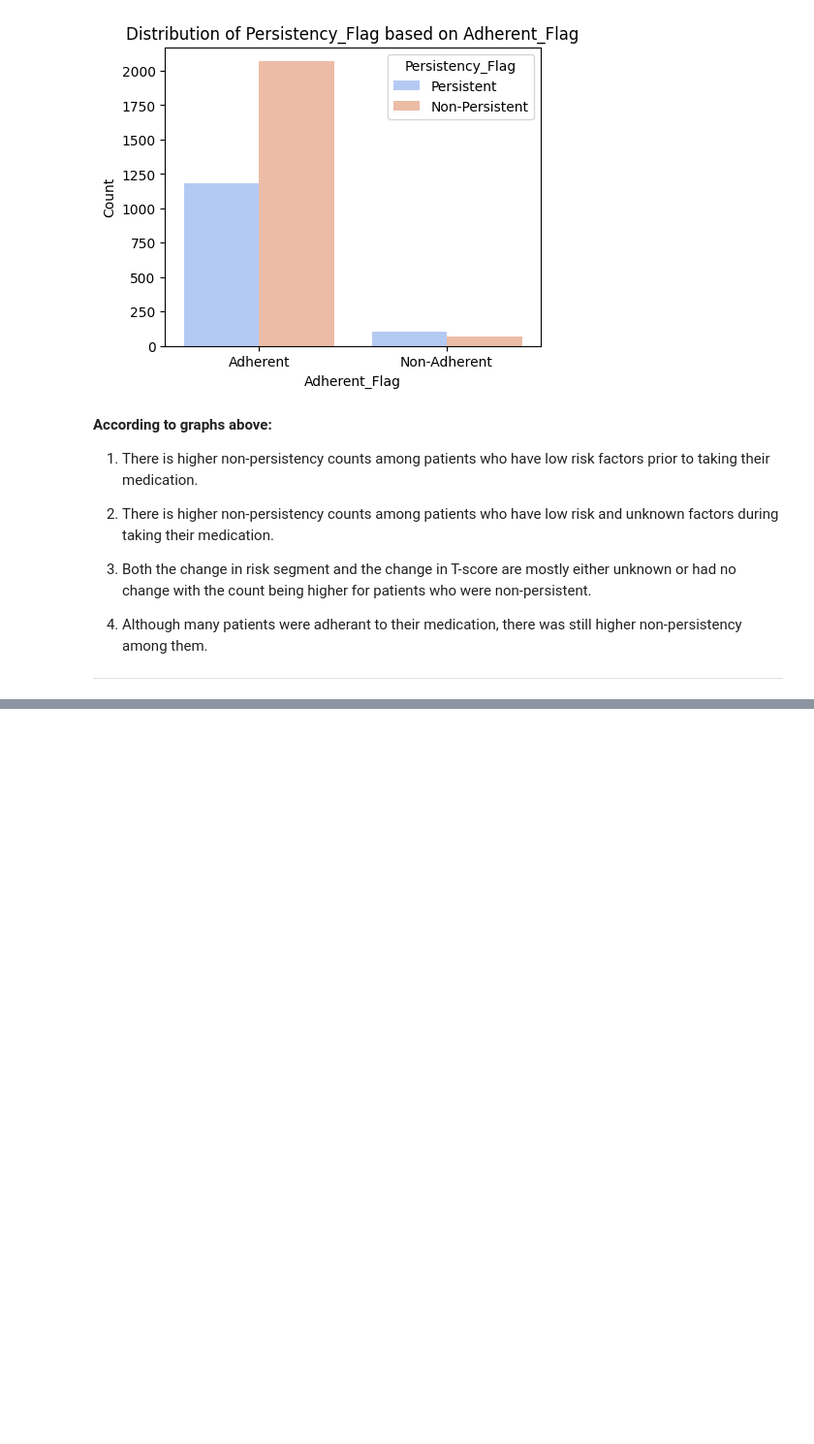
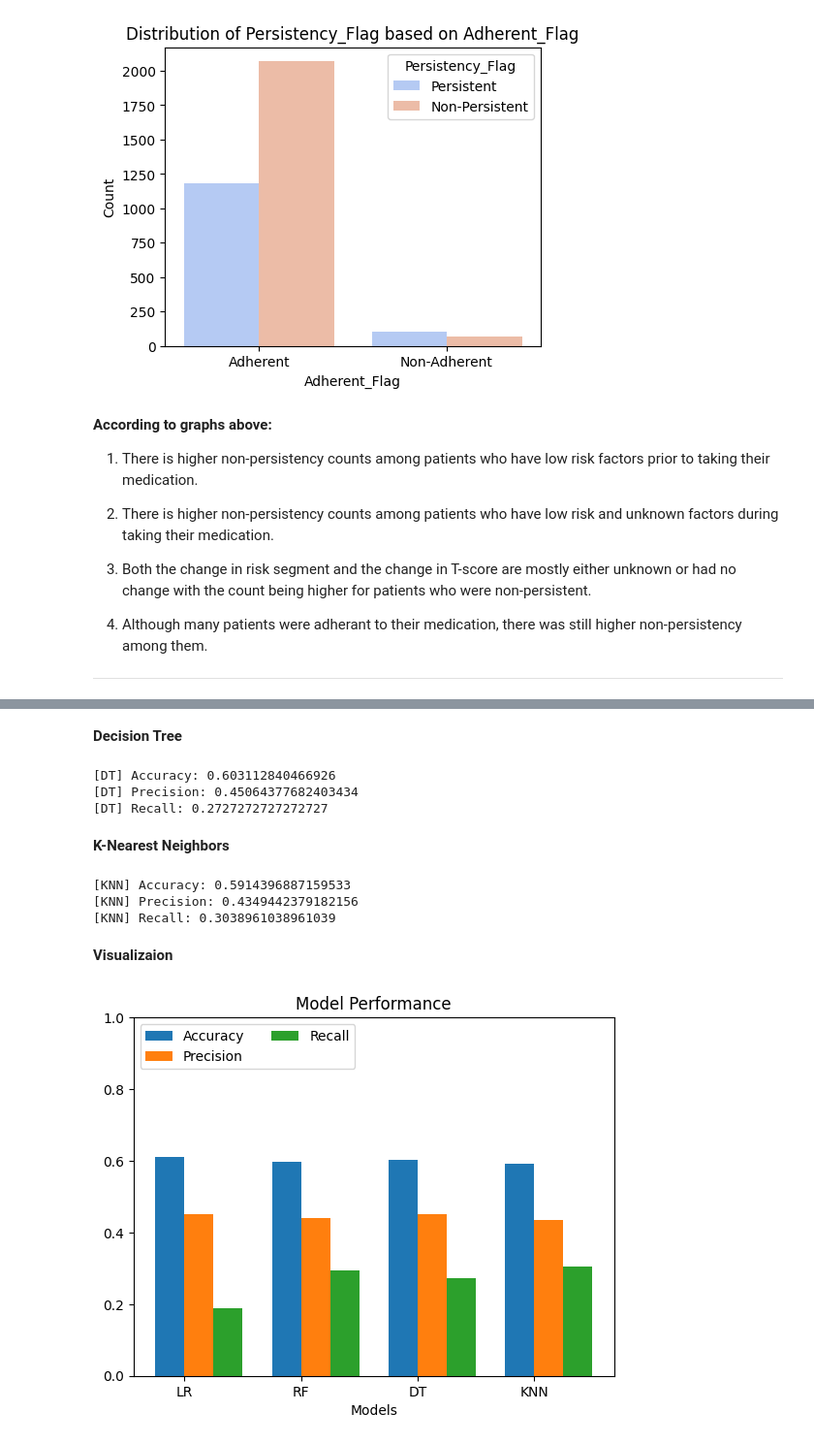
Before and after one commit to Kerrk07/EDA-Projects, a Jupyter notebook: Data Glacier Intern Healthcare Project/Healthcare.ipynb, the cells around one changed output, grey strips where cells are left out. Shown at 97% size. Saved outputs shown, nothing was run; the diff lists cells and outputs as text; code cells hidden in the pictures; blank space fills up the shorter version.

```diff
--- a/Data Glacier Intern Healthcare Project/Healthcare.ipynb
+++ b/Data Glacier Intern Healthcare Project/Healthcare.ipynb
@@ -271,0 +315,6 @@ for variable in other_categorical_data:
+# %%
+# Feature Engineering for physician analysis
+data['IsGeneralPractitioner'] = data['Ntm_Speciality'].apply(lambda x: 1 if x == 'GENERAL PRACTITIONER' else 0)
+data['IsRheumatologist'] = data['Ntm_Speciality'].apply(lambda x: 1 if x == 'RHEUMATOLOGIST' else 0)
+data['IsNonSpecialist'] = data['Ntm_Specialist_Flag'].apply(lambda x: 1 if x == 'Others' else 0)
+data['IsOBGYNorPCP'] = data['Ntm_Speciality_Bucket'].apply(lambda x: 1 if x == 'OB/GYN/Others/PCP/Unknown' else 0)
@@ -271,0 +333,2 @@ for variable in other_categorical_data:
+# %%
+X_train, X_test, y_train, y_test = train_test_split(X,y, test_size = 0.3, random_state = 1234)
@@ -271,0 +367,52 @@ for variable in other_categorical_data:
+# %% [markdown]
+**Decision Tree**
+# %%
+dt_model = DecisionTreeClassifier()
+dt_model.fit(X_train, y_train)
+y_dt_pred = dt_model.predict(X_test)
+dt_precision = precision_score(y_test, y_dt_pred)
+dt_recall = recall_score(y_test, y_dt_pred)
+dt_acc = accuracy_score(y_test, y_dt_pred)
+print('[DT] Accuracy: {0}'.format(dt_acc))
+print('[DT] Precision: {0}'.format(dt_precision))
+print('[DT] Recall: {0}'.format(dt_recall))
+# %% [output]
+[DT] Accuracy: 0.603112840466926
+[DT] Precision: 0.45064377682403434
+[DT] Recall: 0.2727272727272727
+# %% [markdown]
+**K-Nearest Neighbors**
+# %%
+knn_model = KNeighborsClassifier()
+knn_model.fit(X_train,y_train)
+y_knn_pred = knn_model.predict(X_test)
+knn_precision = precision_score(y_test, y_knn_pred)
+knn_recall = recall_score(y_test, y_knn_pred)
+knn_acc = accuracy_score(y_test, y_knn_pred)
+print('[KNN] Accuracy: {0}'.format(knn_acc))
+print('[KNN] Precision: {0}'.format(knn_precision))
+print('[KNN] Recall: {0}'.format(knn_recall))
+# %% [output]
+[KNN] Accuracy: 0.5914396887159533
+[KNN] Precision: 0.4349442379182156
+[KNN] Recall: 0.3038961038961039
+# %% [markdown]
+**Visualizaion**
+# %%
+Acc_Results = [lr_acc, rf_acc, dt_acc, knn_acc]
+Pre_Results = [lr_precision, rf_precision, dt_precision, knn_precision]
+Recall_Results = [lr_recall, rf_recall, dt_recall, knn_recall]
+rg= np.arange(4)
+width = 0.25
+plt.bar(rg, Acc_Results, width, label="Accuracy")
+plt.bar(rg+width, Pre_Results, width, label='Precision')
+plt.bar(rg+2*width, Recall_Results, width, label='Recall')
+labels = ['LR', 'RF', 'DT', 'KNN']
+plt.xticks(rg + width/2, labels)
+plt.xlabel("Models")
+plt.ylim([0,1])
+plt.title('Model Performance')
+plt.legend(loc='upper left', ncol=2)
+plt.show()
+# %% [output]
+[figure, added]
```
Also changed, not shown: parts of 14 cells of this notebook, 3 other files.
